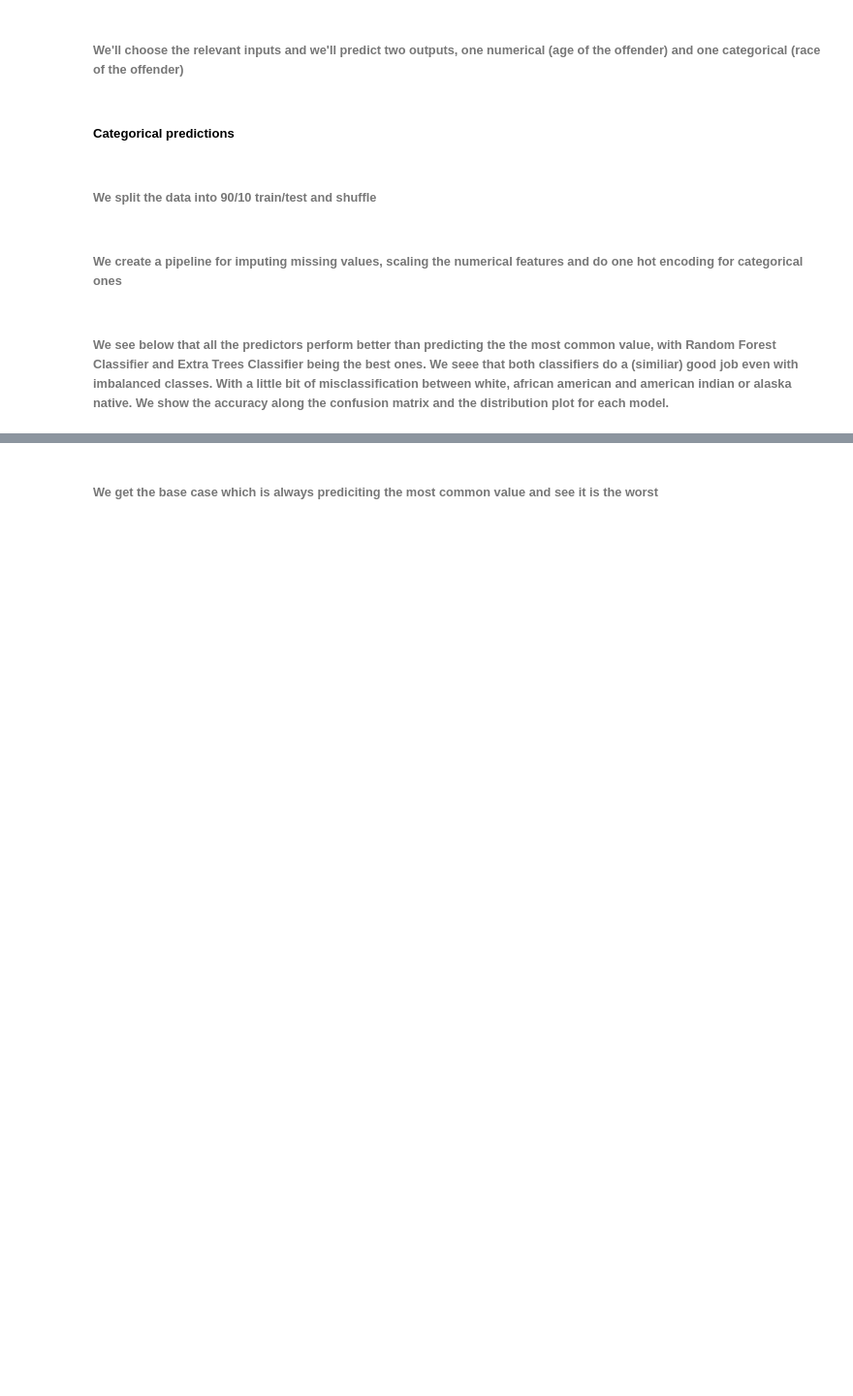
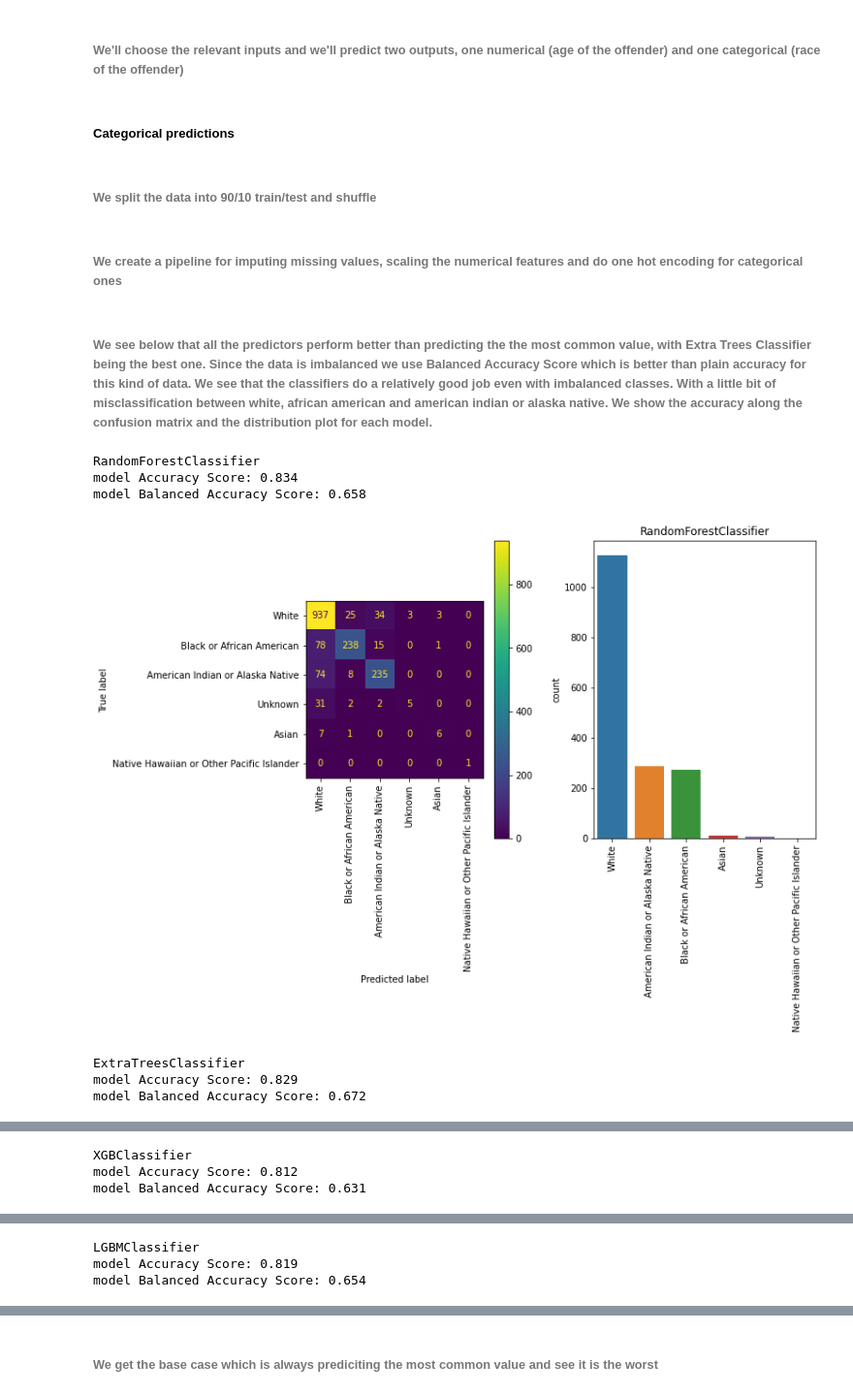
Before and after one commit to apollner/apollner.github.io, a Jupyter notebook: predicting-age-and-race-of-offender-nd-2021.ipynb, the cells around one changed output, grey strips where cells are left out. Shown: that part at 97% size. Cells and saved outputs as stored; diff of their text form; code cells hidden in the pictures; blank space fills up the shorter version.

Commit message:
Kaggle Notebook | Predicting age and race of offender ND-2021 | Version 3

```diff
--- a/predicting-age-and-race-of-offender-nd-2021.ipynb
+++ b/predicting-age-and-race-of-offender-nd-2021.ipynb
@@ -320,32 +369,62 @@ preprocessor = ColumnTransformer(
         ('num', numeric_transformer, numerical_features),
         ('cat', categorical_transformer, categorical_features)])
 # %% [markdown]
-###### We see below that all the predictors perform better than predicting the the most common value, with **Random Forest Classifier** and **Extra Trees Classifier** being the best ones. We seee that both classifiers do a (similiar) good job even with imbalanced classes. With a little bit of misclassification between white, african american and american indian or alaska native. We show the accuracy along the confusion matrix and the distribution plot for each model.
+###### We see below that all the predictors perform better than predicting the the most common value, with **Extra Trees Classifier** being the best one. Since the data is imbalanced we use Balanced Accuracy Score which is better than plain accuracy for this kind of data. We see that the classifiers do a relatively good job even with imbalanced classes. With a little bit of misclassification between white, african american and american indian or alaska native. We show the accuracy along the confusion matrix and the distribution plot for each model.
 # %%
 classifiers = [
     RandomForestClassifier(),
     ExtraTreesClassifier(),
-    KNeighborsClassifier(3),
-    DecisionTreeClassifier(),
-    AdaBoostClassifier(),
-    GradientBoostingClassifier(),
-    SVC(kernel="rbf", C=0.025, probability=True),
+    XGBClassifier(random_state=42,verbosity=0,tree_method='gpu_hist', gpu_id=0),
+    LGBMClassifier()
     ]
+
 race_list=df_person.race_desc_offender.value_counts().index.tolist()
+
 for classifier in classifiers:
-    pipe = Pipeline(steps=[('preprocessor', preprocessor),
-                      ('classifier', classifier)])
-    pipe.fit(X_train, y_train.values.ravel())
-    print(type(classifier).__name__)
-    print("model Accuracy score: %.3f" % pipe.score(X_test, y_test))
-    confusion_matrix_race = confusion_matrix(y_test, pipe.predict(X_test), labels=race_list)
-    # Plot normalized confusion matrix in race
-    disp = ConfusionMatrixDisplay(confusion_matrix=confusion_matrix_race,
-                              display_labels=race_list)
-    a4_dims = (10, 6)
-    fig, ax =plt.subplots(1,2,figsize=a4_dims)
-    disp.plot(xticks_rotation='vertical', ax=ax[0])
-    sns.countplot(pipe.predict(X_test), ax=ax[1]).set(title=type(classifier).__name__)
-    ax[1].tick_params(axis='x', rotation=90)
-    fig.figure.subplots_adjust(wspace=.3)
-    plt.show()
+    if type(classifier).__name__=='XGBClassifier':
+        le = LabelEncoder()
+        y_train_xgboost = le.fit_transform(y_train.values.ravel())
+        y_test_xgboost = le.fit_transform(y_test.values.ravel())
+        pipe = Pipeline(steps=[('preprocessor', preprocessor),
+                          ('classifier', classifier)])
+        pipe.fit(X_train, y_train_xgboost)
+        print(type(classifier).__name__)
+        print("model Accuracy Score: %.3f" % pipe.score(X_test, y_test_xgboost))
+        print("model Balanced Accuracy Score: %.3f" % balanced_accuracy_score(y_test_xgboost,pipe.predict(X_test)))
+        confusion_matrix_race = confusion_matrix(y_test, le.inverse_transform(pipe.predict(X_test)), labels=race_list)
+        # Plot normalized confusion matrix in race
+        disp = ConfusionMatrixDisplay(confusion_matrix=confusion_matrix_race,
+                                  display_labels=race_list)
+        a4_dims = (10, 6)
+        fig, ax =plt.subplots(1,2,figsize=a4_dims)
+        disp.plot(xticks_rotation='vertical', ax=ax[0])
+        sns.countplot(le.inverse_transform(pipe.predict(X_test)), ax=ax[1]).set(title=type(classifier).__name__)
+        ax[1].tick_params(axis='x', rotation=90)
+        fig.figure.subplots_adjust(wspace=.3)
+        plt.show()
+    else:
+        pipe = Pipeline(steps=[('preprocessor', preprocessor),
+                          ('classifier', classifier)])
+        pipe.fit(X_train, y_train.values.ravel())
+        print(type(classifier).__name__)
+        print("model Accuracy Score: %.3f" % pipe.score(X_test, y_test))
+        print("model Balanced Accuracy Score: %.3f" % balanced_accuracy_score(y_test.values.ravel(),pipe.predict(X_test)))
+        confusion_matrix_race = confusion_matrix(y_test, pipe.predict(X_test), labels=race_list)
+        # Plot normalized confusion matrix in race
+        disp = ConfusionMatrixDisplay(confusion_matrix=confusion_matrix_race,
+                                  display_labels=race_list)
+        a4_dims = (10, 6)
+        fig, ax =plt.subplots(1,2,figsize=a4_dims)
+        disp.plot(xticks_rotation='vertical', ax=ax[0])
+        sns.countplot(pipe.predict(X_test), ax=ax[1]).set(title=type(classifier).__name__)
+        ax[1].tick_params(axis='x', rotation=90)
+        fig.figure.subplots_adjust(wspace=.3)
+        plt.show()
+# %% [output]
+RandomForestClassifier
+model Accuracy Score: 0.834
+model Balanced Accuracy Score: 0.658
+[figure, added]
+ExtraTreesClassifier
+model Accuracy Score: 0.829
+model Balanced Accuracy Score: 0.672
@@ -351,0 +432,3 @@ for classifier in classifiers:
+XGBClassifier
+model Accuracy Score: 0.812
+model Balanced Accuracy Score: 0.631
@@ -351,0 +436,3 @@ for classifier in classifiers:
+LGBMClassifier
+model Accuracy Score: 0.819
+model Balanced Accuracy Score: 0.654
```
Also changed, not shown: parts of 15 cells of this notebook.
